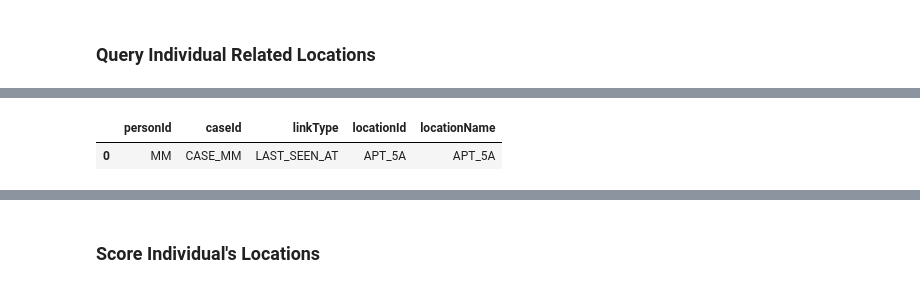
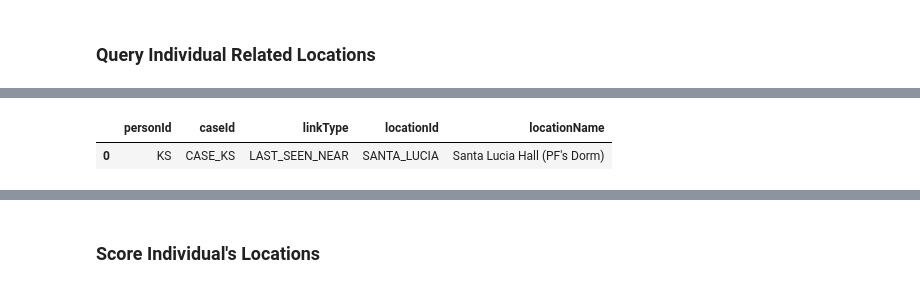
Before and after one commit to TylerNP/AI4SAR-KG-Reasoning, a Jupyter notebook: src/ref.ipynb, the cells around one changed output, grey strips where cells are left out. Saved outputs shown, nothing was run; the diff lists cells and outputs as text; code cells hidden in the pictures.

```diff
--- a/src/ref.ipynb
+++ b/src/ref.ipynb
@@ -367,7 +273,7 @@ query_suspect_individual_location("KI")
 # %%
-query_victim_individual_location("MM")
+query_victim_individual_location("KS")
 # %% [output]
 |  | personId | caseId | linkType | locationId | locationName |
-| 0 | MM | CASE_MM | LAST_SEEN_AT | APT_5A | APT_5A |
+| 0 | KS | CASE_KS | LAST_SEEN_NEAR | SANTA_LUCIA | Santa Lucia Hall (PF's Dorm) |
 # %%
 query_suspect_individual_location("MM")
```
Also changed, not shown: parts of 76 cells of this notebook, 1 other file.
